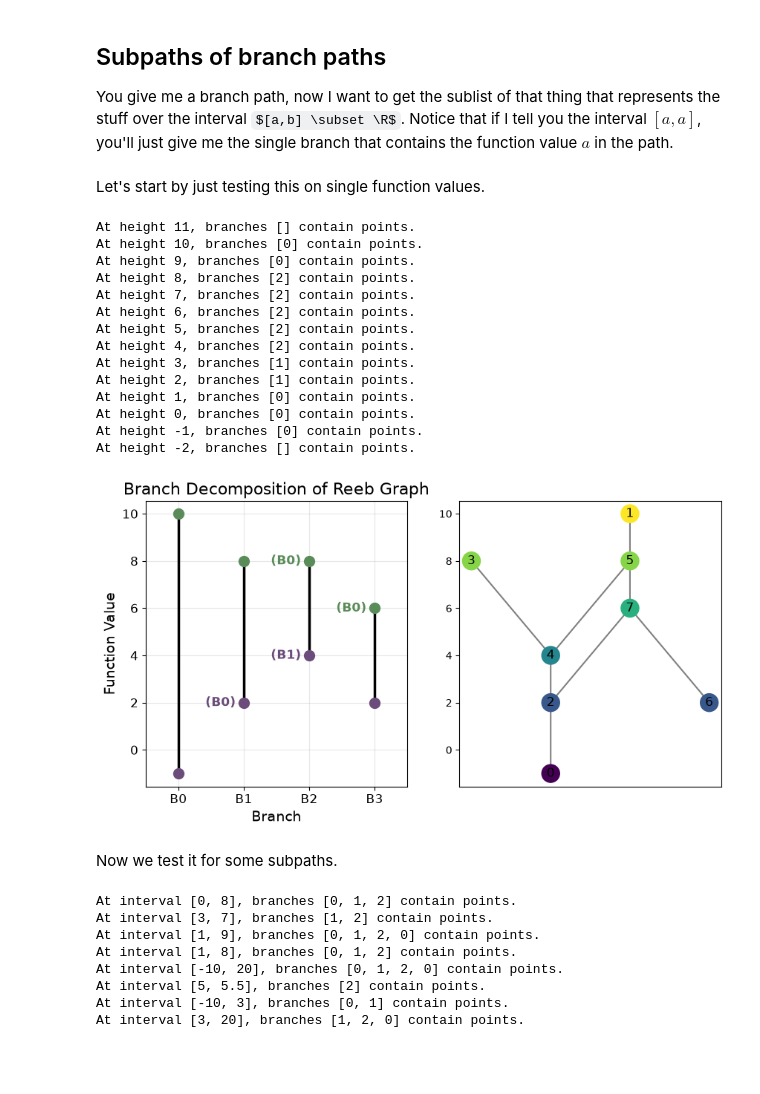
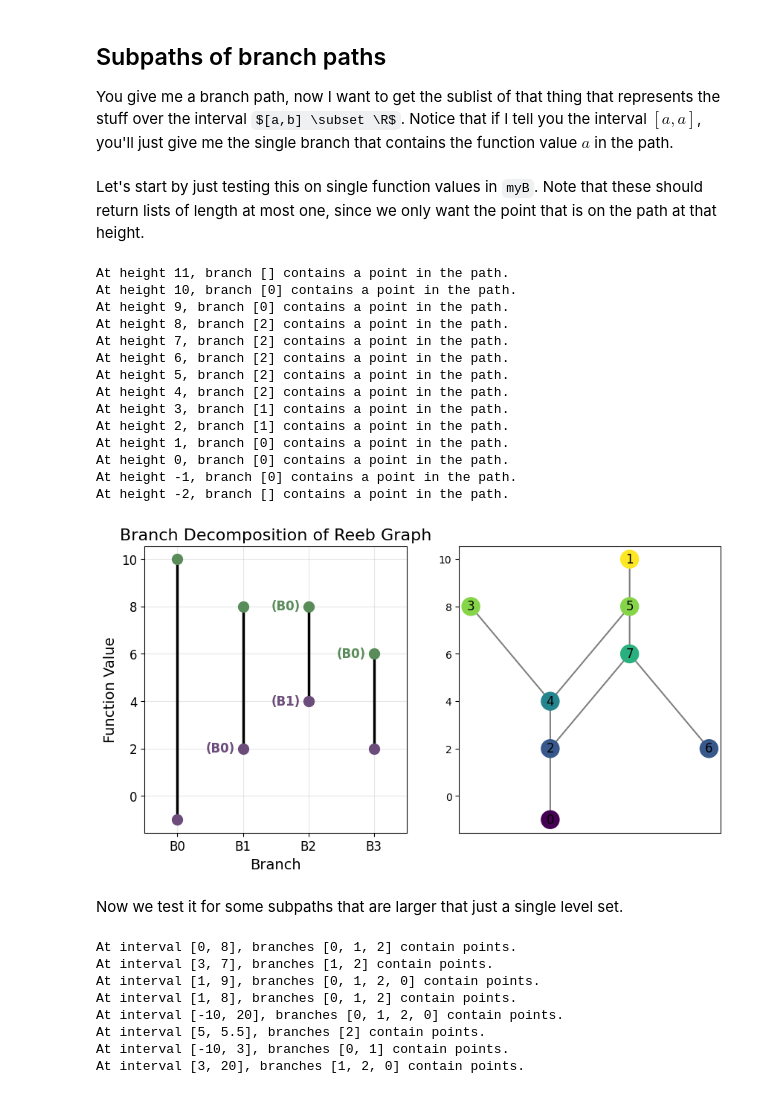
Before and after one commit to MunchLab/ceREEBerus, a Jupyter notebook: doc_source/experimental/sandbox_decomposition.ipynb, the cells around one changed output. Drawn from its saved outputs; the diff is of its cells as text; code cells hidden in the pictures; some formulas as TeX source; blank space fills up the shorter version.

```diff
--- a/doc_source/experimental/sandbox_decomposition.ipynb
+++ b/doc_source/experimental/sandbox_decomposition.ipynb
@@ -142,36 +142,36 @@ Function values along path [0, 1, 2, 0]: [2.0, 4.0, 8.0]
 
 You give me a branch path, now I want to get the sublist of that thing that represents the stuff over the interval $[a,b] \subset \R$. Notice that if I tell you the interval $[a,a]$, you'll just give me the single branch that contains the function value $a$ in the path.
 # %% [markdown]
-Let's start by just testing this on single function values.
+Let's start by just testing this on single function values in `myB`. Note that these should return lists of length at most one, since we only want the point that is on the path at that height.
 # %%
 path = [0, 1, 2, 0]
 
-for height in reversed([-2, -1, 0, 1, 2, 3, 4, 5, 6, 7, 8, 9, 10, 11]):
+for height in range(11, -3, -1):
     subpath = myB.find_subpath(path, height)
     branch_indices = [myB._index_of_branch(branch) for branch in subpath]
-    print(f"At height {height}, branches {branch_indices} contain points.")
+    print(f"At height {height}, branch {branch_indices} contains a point in the path.")
 
 fig, ax = plt.subplots(1,2  , figsize = (10,5), sharey=True)
 myB.draw(ax = ax[0]);
 myB.reconstruct().draw(ax = ax[1]);
 # %% [output]
-At height 11, branches [] contain points.
-At height 10, branches [0] contain points.
-At height 9, branches [0] contain points.
-At height 8, branches [2] contain points.
-At height 7, branches [2] contain points.
-At height 6, branches [2] contain points.
-At height 5, branches [2] contain points.
-At height 4, branches [2] contain points.
-At height 3, branches [1] contain points.
-At height 2, branches [1] contain points.
-At height 1, branches [0] contain points.
-At height 0, branches [0] contain points.
-At height -1, branches [0] contain points.
-At height -2, branches [] contain points.
+At height 11, branch [] contains a point in the path.
+At height 10, branch [0] contains a point in the path.
+At height 9, branch [0] contains a point in the path.
+At height 8, branch [2] contains a point in the path.
+At height 7, branch [2] contains a point in the path.
+At height 6, branch [2] contains a point in the path.
+At height 5, branch [2] contains a point in the path.
+At height 4, branch [2] contains a point in the path.
+At height 3, branch [1] contains a point in the path.
+At height 2, branch [1] contains a point in the path.
+At height 1, branch [0] contains a point in the path.
+At height 0, branch [0] contains a point in the path.
+At height -1, branch [0] contains a point in the path.
+At height -2, branch [] contains a point in the path.
-[figure, old version]
+[figure, new version]
 # %% [markdown]
-Now we test it for some subpaths.
+Now we test it for some subpaths that are larger that just a single level set.
 # %%
 path = [0,1,2,0]
 intervals = [[0,8], [3,7], [1,9], [1,8], [-10,20], [5,5.5], [-10,3], [3,20]]
```
Also changed, not shown: parts of 18 cells of this notebook, 2 other files.
